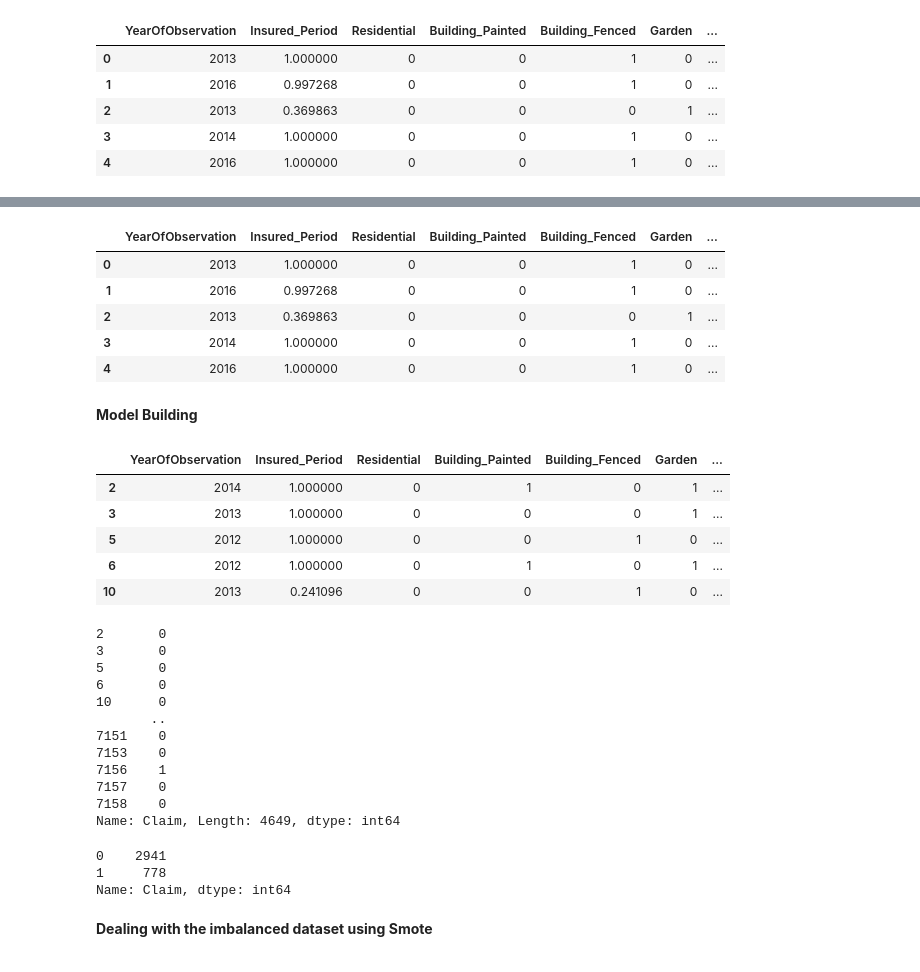
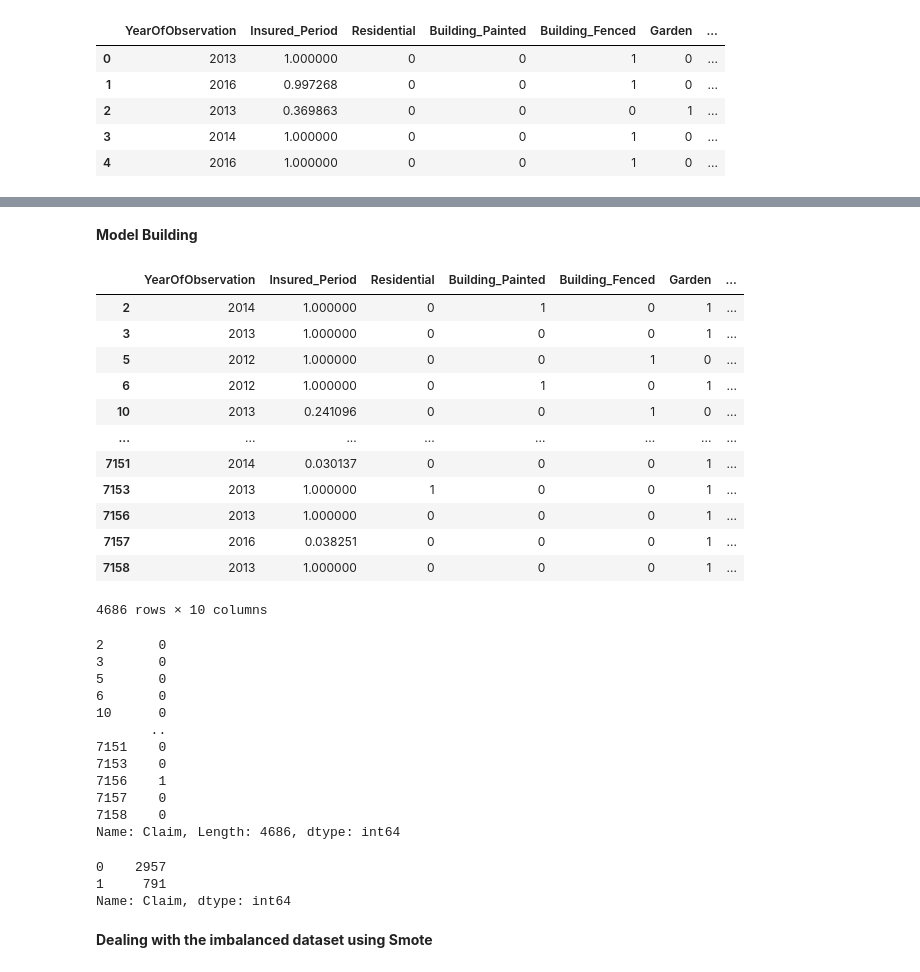
Before and after one commit to Denniskag/Python-Assignment, a Jupyter notebook: ML_Assignment_3.ipynb, the cells around one changed output, grey strips where cells are left out. Cells and saved outputs as stored; diff of their text form; code cells hidden in the pictures.

```diff
--- a/ML_Assignment_3.ipynb
+++ b/ML_Assignment_3.ipynb
@@ -199,7 +201,7 @@ df['Date_of_Occupancy'] = df['Date_of_Occupancy'].fillna(df['Date_of_Occupancy']
 df['Building Dimension'] = df['Building Dimension'].fillna(df['Building Dimension'].median())
 # %%
 #The column NumberOfWindows contain a high number of special characters(.) which have no meaning and dont add value to the model hence we shall drop this column and the Customer Id is redunant data
-df.drop(columns=['NumberOfWindows','Customer Id'],inplace=True)
+df.drop(columns=['NumberOfWindows','Customer Id','Geo_Code'],inplace=True)
 # %%
 df.head()
 # %% [output]
@@ -644,28 +625,26 @@ memory usage: 274.6 KB
 # %%
 X_test = df_test.copy()
-# %%
-X_test.head()
-# %% [output]
-|  | YearOfObservation | Insured_Period | Residential | Building_Painted | Building_Fenced | Garden | ... |
-| 0 | 2013 | 1.000000 | 0 | 0 | 1 | 0 | ... |
-| 1 | 2016 | 0.997268 | 0 | 0 | 1 | 0 | ... |
-| 2 | 2013 | 0.369863 | 0 | 0 | 0 | 1 | ... |
-| 3 | 2014 | 1.000000 | 0 | 0 | 1 | 0 | ... |
-| 4 | 2016 | 1.000000 | 0 | 0 | 1 | 0 | ... |
 # %% [markdown]
 **Model Building**
 # %%
-x = df_train.drop(columns=['Claim'])  # Features
-y = df_train['Claim']  # Target variable
+x = df.drop(columns=['Claim'])  # Features
+y = df['Claim']  # Target variable
 # %%
-x.head()
+x
 # %% [output]
 |  | YearOfObservation | Insured_Period | Residential | Building_Painted | Building_Fenced | Garden | ... |
 | 2 | 2014 | 1.000000 | 0 | 1 | 0 | 1 | ... |
 | 3 | 2013 | 1.000000 | 0 | 0 | 0 | 1 | ... |
 | 5 | 2012 | 1.000000 | 0 | 0 | 1 | 0 | ... |
 | 6 | 2012 | 1.000000 | 0 | 1 | 0 | 1 | ... |
 | 10 | 2013 | 0.241096 | 0 | 0 | 1 | 0 | ... |
+| ... | ... | ... | ... | ... | ... | ... | ... |
+| 7151 | 2014 | 0.030137 | 0 | 0 | 0 | 1 | ... |
+| 7153 | 2013 | 1.000000 | 1 | 0 | 0 | 1 | ... |
+| 7156 | 2013 | 1.000000 | 0 | 0 | 0 | 1 | ... |
+| 7157 | 2016 | 0.038251 | 0 | 0 | 0 | 1 | ... |
+| 7158 | 2013 | 1.000000 | 0 | 0 | 0 | 1 | ... |
+4686 rows × 10 columns
 # %%
 y
 # %% [output]
@@ -680,15 +659,15 @@ y
 7156    1
 7157    0
 7158    0
-Name: Claim, Length: 4649, dtype: int64
+Name: Claim, Length: 4686, dtype: int64
 # %%
 from sklearn.model_selection import train_test_split
 X_train, X_val, y_train, y_val = train_test_split(x, y, test_size= 0.2, random_state =0)
 # %%
 y_train.value_counts()
 # %% [output]
-0    2941
-1     778
+0    2957
+1     791
 Name: Claim, dtype: int64
 # %% [markdown]
 **Dealing with the imbalanced dataset using Smote**
```
Also changed, not shown: parts of 60 cells of this notebook.
